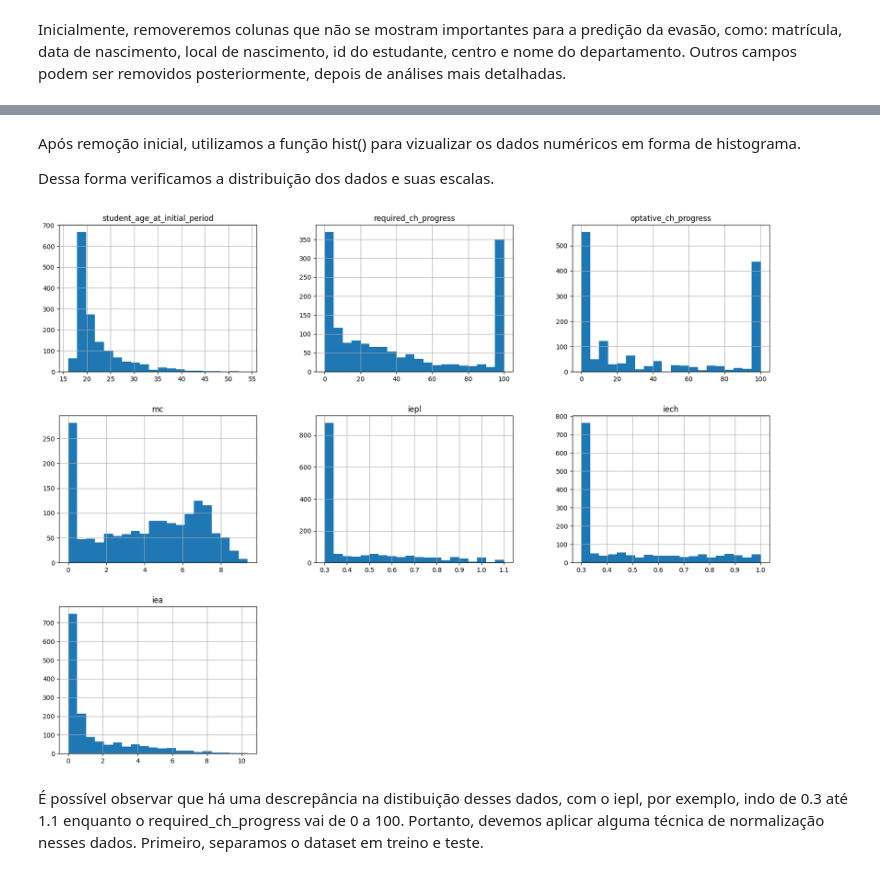
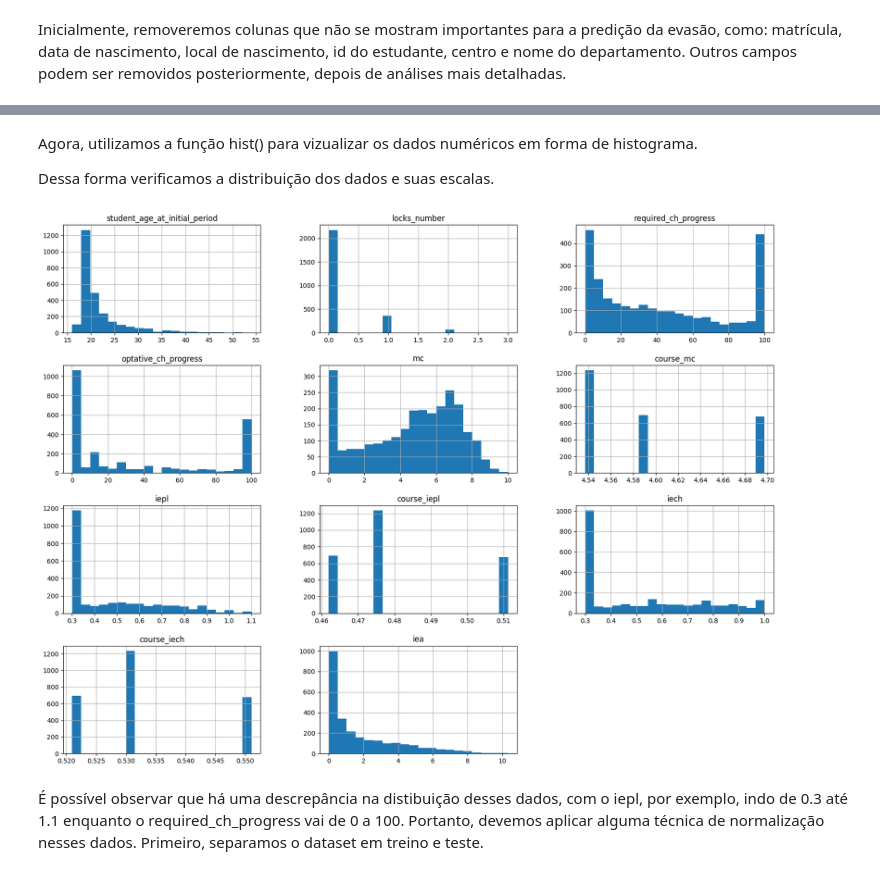
Before and after one commit to gabrielmoliva/Atividade-1---Machine-Learning, a Jupyter notebook: modelo.ipynb, the cells around one changed output, grey strips where cells are left out. Drawn from its saved outputs; the diff is of its cells as text; code cells hidden in the pictures.

Commit message:
Ajustes iniciais, justificativas para dropna, remoção da parte de feature importance

```diff
--- a/modelo.ipynb
+++ b/modelo.ipynb
@@ -11,7 +11,6 @@ Abrindo o dataset em um dataframe pandas
 import pandas as pd
 
 df = pd.read_csv("dataset.csv")
-df = df.dropna()
 df.head()
 # %% [output]
 |  | curriculum_id | student_id | centro | department_name | course_name | student_age_at_initial_period | birthday | ... |
@@ -146,15 +83,15 @@ df_encoded.head()
 # %% [markdown]
-Após remoção inicial, utilizamos a função hist() para vizualizar os dados numéricos em forma de histograma.
+Agora, utilizamos a função hist() para vizualizar os dados numéricos em forma de histograma.
 
 Dessa forma verificamos a distribuição dos dados e suas escalas.
 # %%
 %matplotlib inline
 import matplotlib.pyplot as plt
 
-df_encoded.hist(bins=20, figsize=(20,15))
+df.hist(bins=20, figsize=(20,15))
 plt.show()
 # %% [output]
-[figure, old version]
+[figure, new version]
 # %% [markdown]
 É possível observar que há uma descrepância na distibuição desses dados, com o iepl, por exemplo, indo de 0.3 até 1.1 enquanto o required_ch_progress vai de 0 a 100.
 Portanto, devemos aplicar alguma técnica de normalização nesses dados.
```
Also changed, not shown: parts of 11 cells of this notebook.
